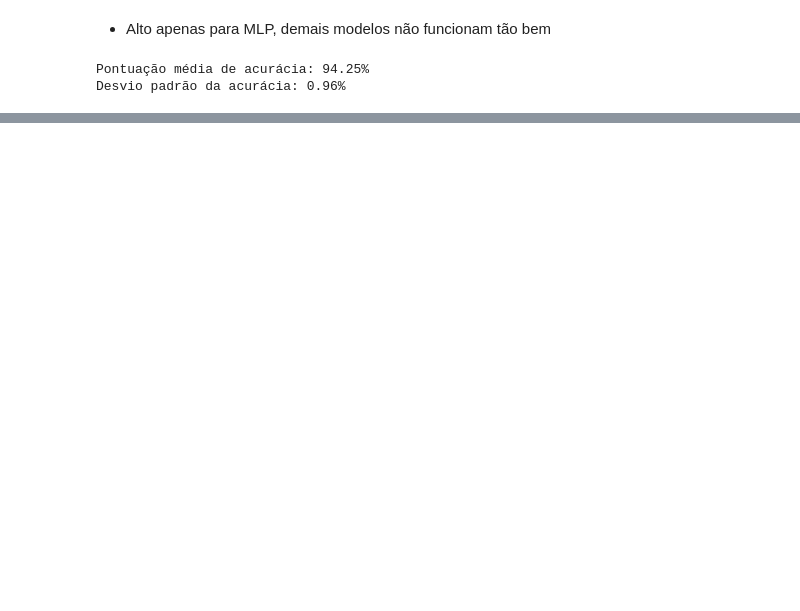
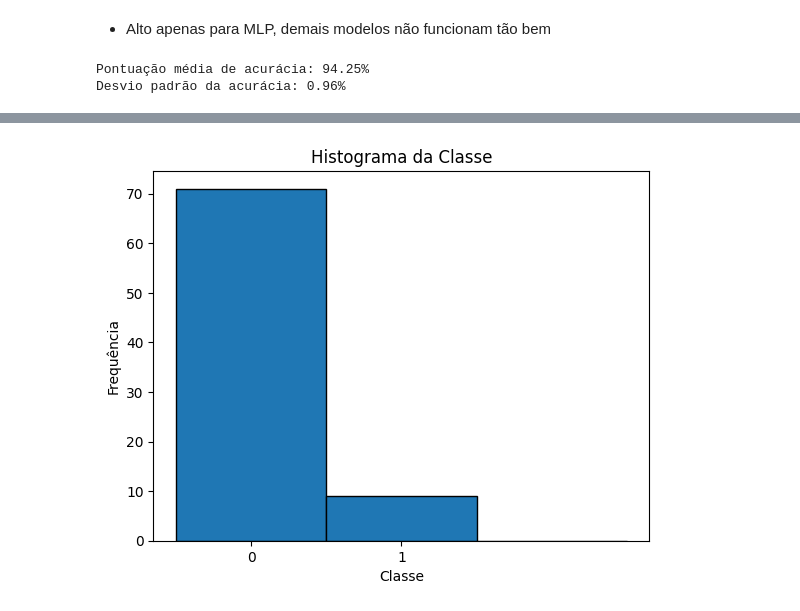
Before and after one commit to guisantoxxx/trabalho-AM, a Jupyter notebook: k_means_normalizacao_pca.ipynb, the cells around one changed output, grey strips where cells are left out. Cells and saved outputs as stored; diff of their text form; code cells hidden in the pictures; blank space fills up the shorter version.

```diff
--- a/k_means_normalizacao_pca.ipynb
+++ b/k_means_normalizacao_pca.ipynb
@@ -943,5 +945,5 @@ from sklearn.model_selection import train_test_split
 # %%
-X_train, X_test, y_train, y_test = train_test_split(X, y, test_size=0.2, random_state=42)
+X_train, X_test, y_train, y_test = train_test_split(X, y, test_size=0.2, random_state= random.randint(0,1000))
 # %% [markdown]
 Random Forest
 # %%
@@ -1124,7 +1131,7 @@ print(f"Desvio padrão da acurácia: {scores.std() * 100:.2f}%")
 Pontuação média de acurácia: 94.25%
 Desvio padrão da acurácia: 0.96%
 # %%
-dados_errados = X_test[previsoes_rl != y_test]
+dados_errados = X_test[previsoes_rn != y_test]
-# %%
-clusters = dados_errados['CLUSTER'].values
-dados_errados = dados_errados.drop(columns="CLUSTER")
+# %%
+dados_errados["CLASSE REAL"] = (y_test[previsoes_rn != y_test]).astype(int)
+dados_errados["CLASSE PREV"] = 1 - dados_errados["CLASSE REAL"]
@@ -1130,0 +1165,11 @@ dados_errados = dados_errados.drop(columns="CLUSTER")
+# %%
+plt.hist(
+    dados_errados["CLASSE REAL"], bins=[-0.5, 0.5, 1.5, 2.5], edgecolor="black"
+)  # Dividindo em 3 bins
+plt.title("Histograma da Classe")
+plt.xlabel("Classe")
+plt.ylabel("Frequência")
+plt.xticks([0, 1])  # Apenas 0 e 1 no eixo x
+plt.show()
+# %% [output]
+[figure, added]
```
Also changed, not shown: parts of 11 cells of this notebook, 21 other files.
